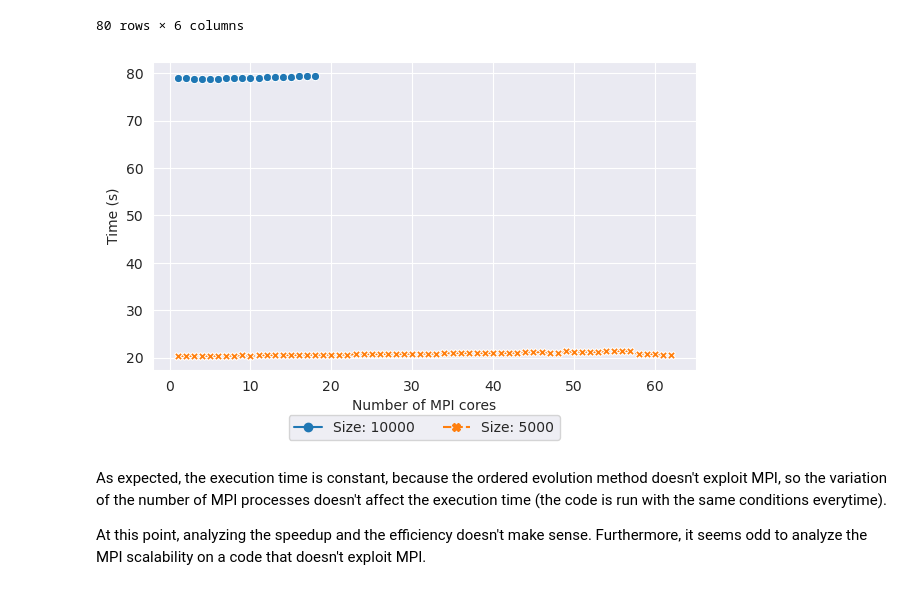
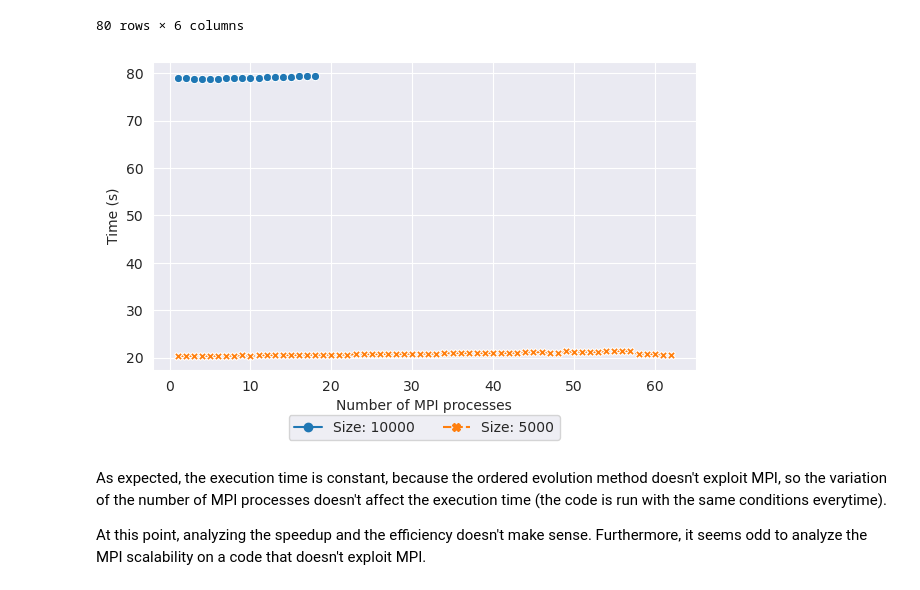
Before and after one commit to davidecapone/FHPC-Assignment, a Jupyter notebook: assignment_1/plots.ipynb, the cells around one changed output. Cells and saved outputs as stored; diff of their text form; code cells hidden in the pictures.

Commit message:
corrected plots

```diff
--- a/assignment_1/plots.ipynb
+++ b/assignment_1/plots.ipynb
@@ -363,28 +363,28 @@ MPI_ordered
 # %%
 # Time plot
 plt.figure(figsize=(7, 4))
 
 sns.set_style('darkgrid')
 
 sns.lineplot(
     x='cores',
     y='time',
     data=MPI_ordered,
     hue='test',
     markers=True,
     markersize=6,
     style='test',
 )
 
 # Legend relocation
 plt.legend(bbox_to_anchor=(0.5, -0.25), loc='lower center', ncol=2, title='')
 
 plt.ylabel('Time (s)')
-plt.xlabel('Number of MPI cores')
+plt.xlabel('Number of MPI processes')
 plt.savefig('assets/MPI_ordered_time.png', dpi=250, bbox_inches='tight')
 plt.show()
 # %% [output]
-[figure, old version]
+[figure, new version]
 # %% [markdown]
 As expected, the execution time is constant, because the ordered evolution method doesn't exploit MPI, so the variation of the number of MPI processes doesn't affect the execution time (the code is run with the same conditions everytime).
 
```
Also changed, not shown: parts of 4 cells of this notebook, 4 other files.
